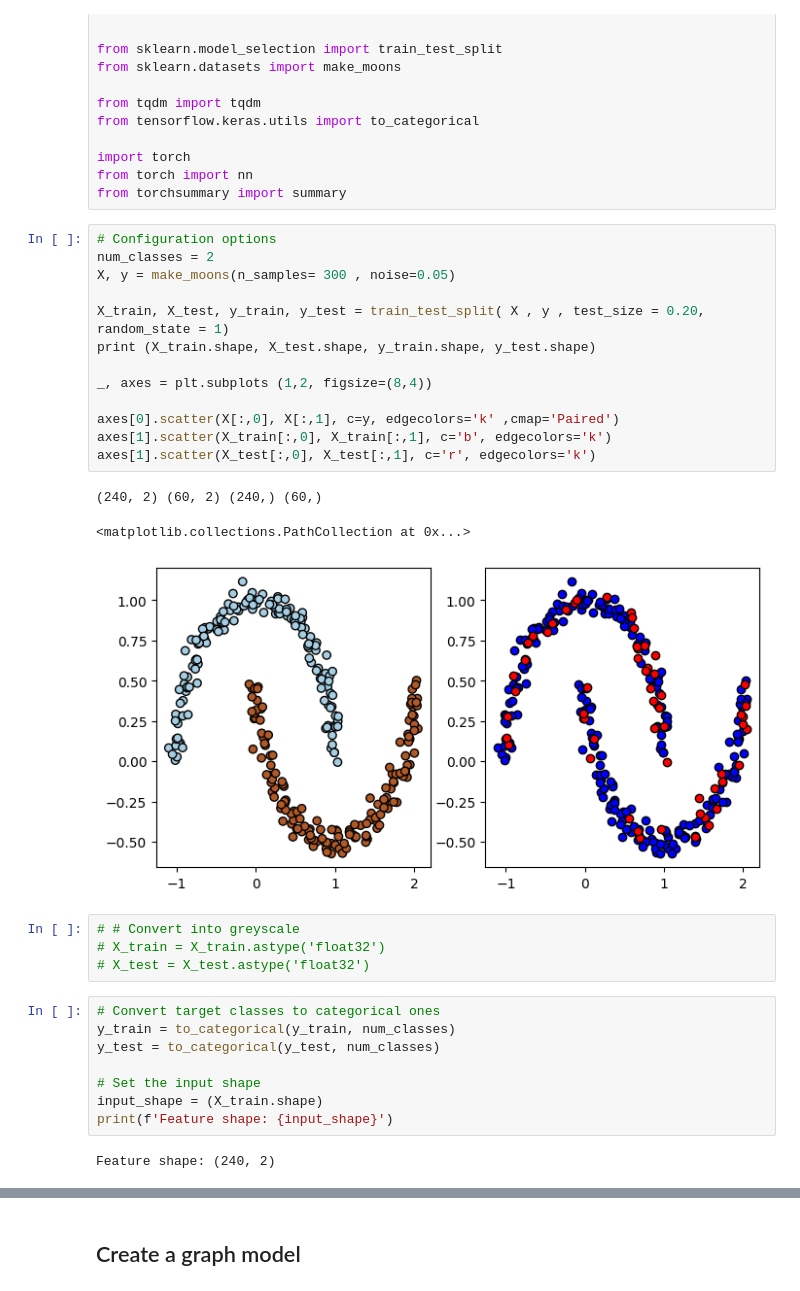
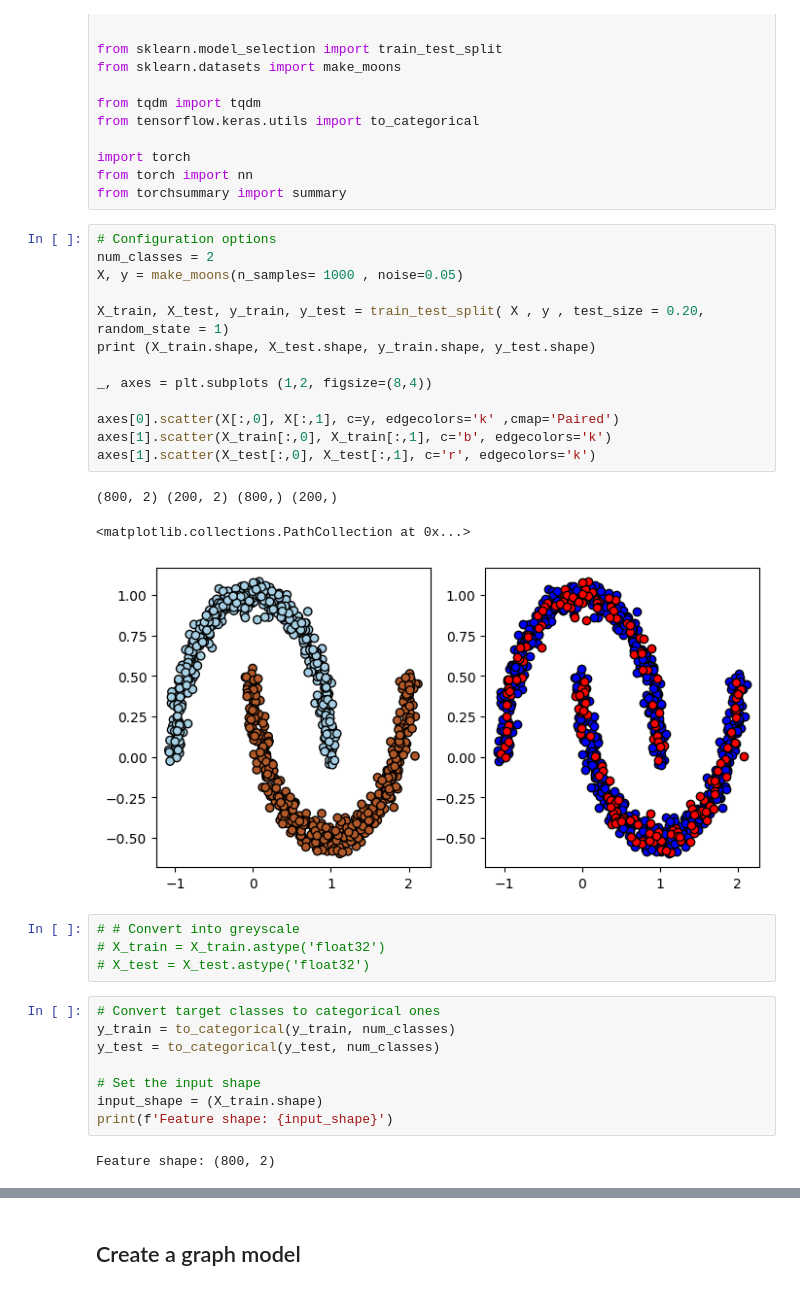
Before and after one commit to Luisa96fernanda/machine_learning, a Jupyter notebook: Sem_10/nonlinearities_pytorch.ipynb, the cells around one changed output, grey strips where cells are left out. Saved outputs shown, nothing was run; the diff lists cells and outputs as text.

```diff
--- a/Sem_10/nonlinearities_pytorch.ipynb
+++ b/Sem_10/nonlinearities_pytorch.ipynb
@@ -20,20 +20,20 @@ from torchsummary import summary
 # %%
 # Configuration options
 num_classes = 2
-X, y = make_moons(n_samples= 300 , noise=0.05)
+X, y = make_moons(n_samples= 1000 , noise=0.05)
 
 X_train, X_test, y_train, y_test = train_test_split( X , y , test_size = 0.20, random_state = 1)
 print (X_train.shape, X_test.shape, y_train.shape, y_test.shape)
 
 _, axes = plt.subplots (1,2, figsize=(8,4))
 
 axes[0].scatter(X[:,0], X[:,1], c=y, edgecolors='k' ,cmap='Paired')
 axes[1].scatter(X_train[:,0], X_train[:,1], c='b', edgecolors='k')
 axes[1].scatter(X_test[:,0], X_test[:,1], c='r', edgecolors='k')
 # %% [output]
-(240, 2) (60, 2) (240,) (60,)
+(800, 2) (200, 2) (800,) (200,)
 <matplotlib.collections.PathCollection at 0x...>
-[figure, old version]
+[figure, new version]
 # %%
 # # Convert into greyscale
 # X_train = X_train.astype('float32')
@@ -47,7 +47,7 @@ y_test = to_categorical(y_test, num_classes)
 input_shape = (X_train.shape)
 print(f'Feature shape: {input_shape}')
 # %% [output]
-Feature shape: (240, 2)
+Feature shape: (800, 2)
 # %%
 #el anterios solo se puede correr una vez
 print (X_train.shape, X_test.shape, y_train.shape, y_test.shape)
```
Also changed, not shown: parts of 11 cells of this notebook.
